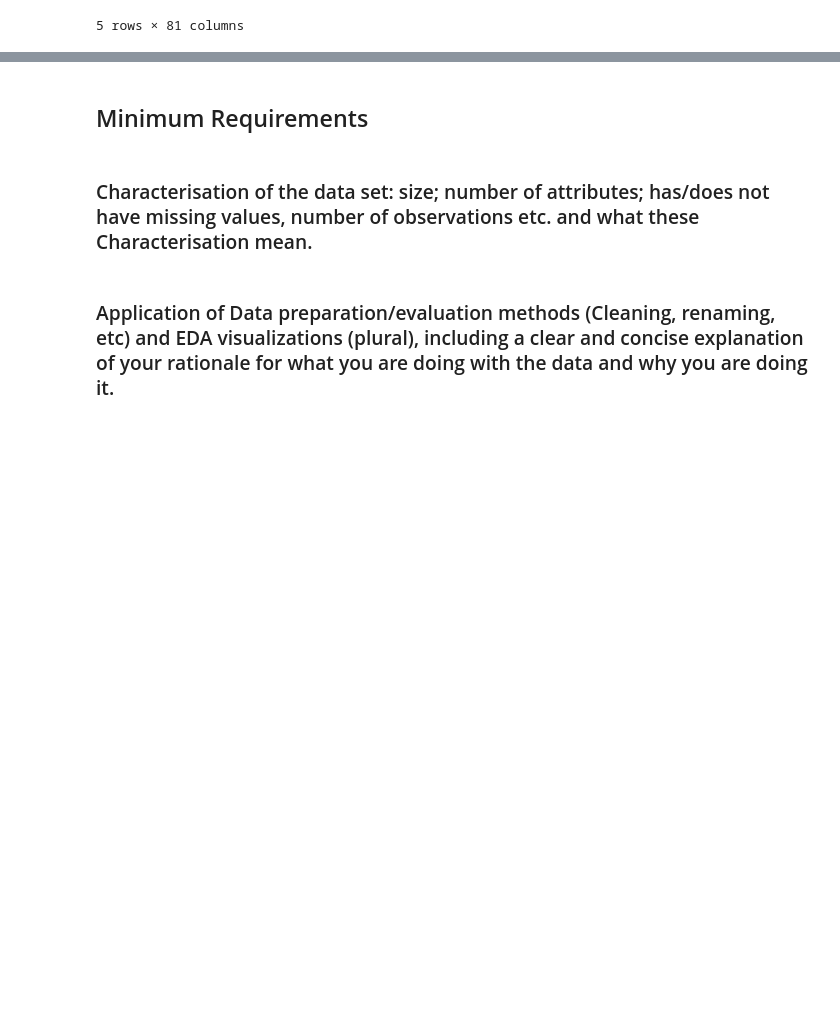
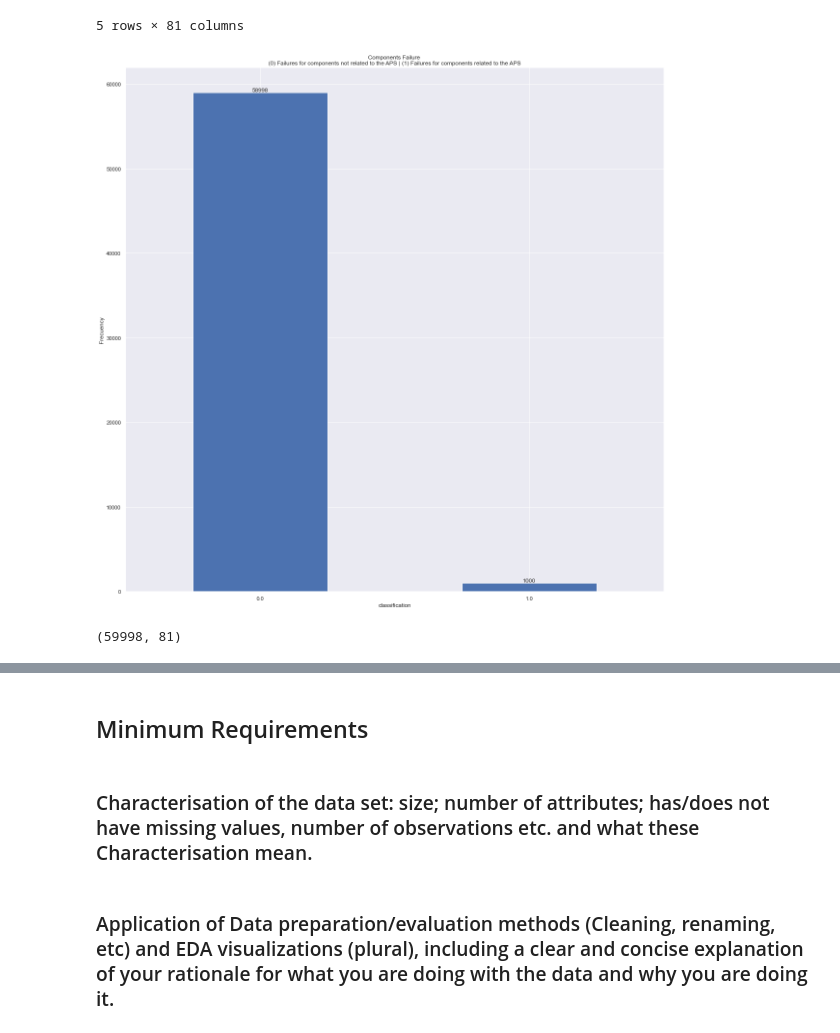
Before and after one commit to EduardoJMatosRomero/DataPrepCA1, a Jupyter notebook: EduardoJulianMatosRomero_DPrepHDip_CA1.ipynb, the cells around one changed output, grey strips where cells are left out. Cells and saved outputs as stored; diff of their text form; code cells hidden in the pictures; blank space fills up the shorter version.

```diff
--- a/EduardoJulianMatosRomero_DPrepHDip_CA1.ipynb
+++ b/EduardoJulianMatosRomero_DPrepHDip_CA1.ipynb
@@ -526,6 +532,24 @@ df5_pca.head()
 | 3 | 0.011139 | 0.841942 | 0.111004 | 0.067454 | -0.012402 | 0.006684 | -0.025481 | -0.004101 | -0.015090 | -0.009224 | ... | ... |
 | 4 | -0.476466 | -0.075402 | -0.104754 | -0.029392 | 0.001251 | -0.008646 | -0.009290 | -0.002634 | 0.005979 | 0.005870 | ... | ... |
 5 rows × 81 columns
+# %%
+Count = pd.value_counts(df5_pca['classification'], sort = True).sort_index()
+Count.plot(kind = 'bar')
+plt.title("Components Failure \n (0) Failures for components not related to the APS | (1) Failures for components related to the APS ")
+plt.xlabel("classification")
+plt.ylabel("Frecuency")
+
+for index, value in enumerate(Count):
+    plt.text(index, value, str(value), ha='center', va='bottom')
+
+plt.xticks(rotation=360)
+plt.show()
+# %% [output]
+[figure, added]
+# %%
+df5_pca.shape
+# %% [output]
+(59998, 81)
 # %%
 plt.figure(figsize=(20,10))
 c= df5_pca.corr()
```
Also changed, not shown: parts of 16 cells of this notebook.
